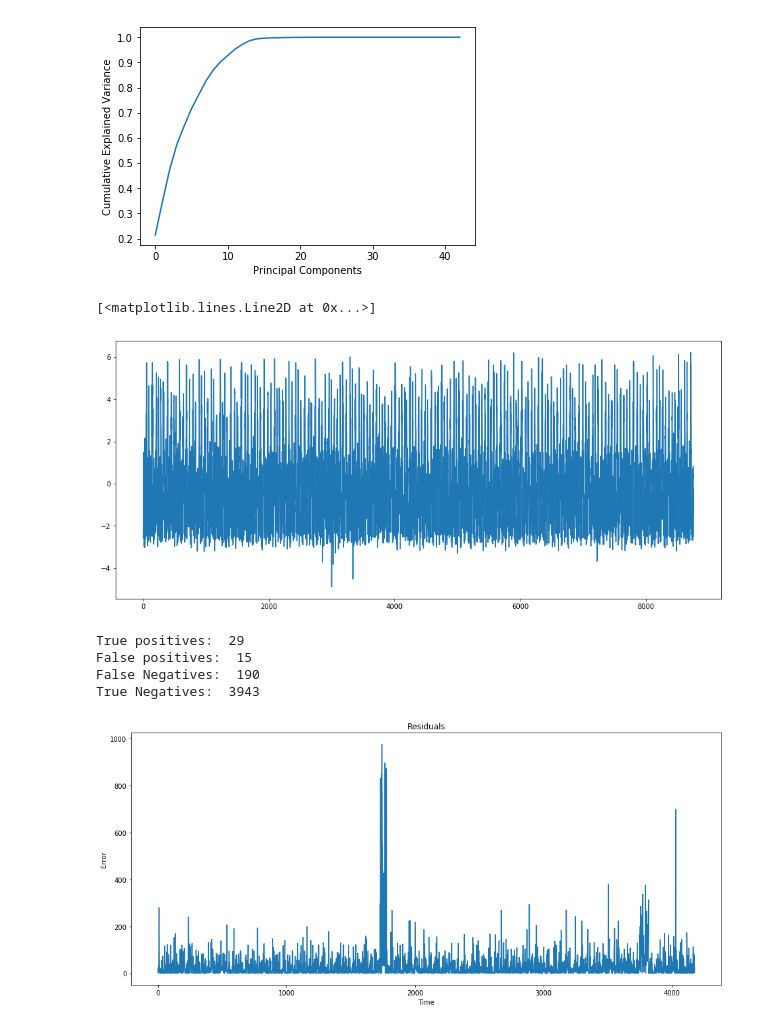
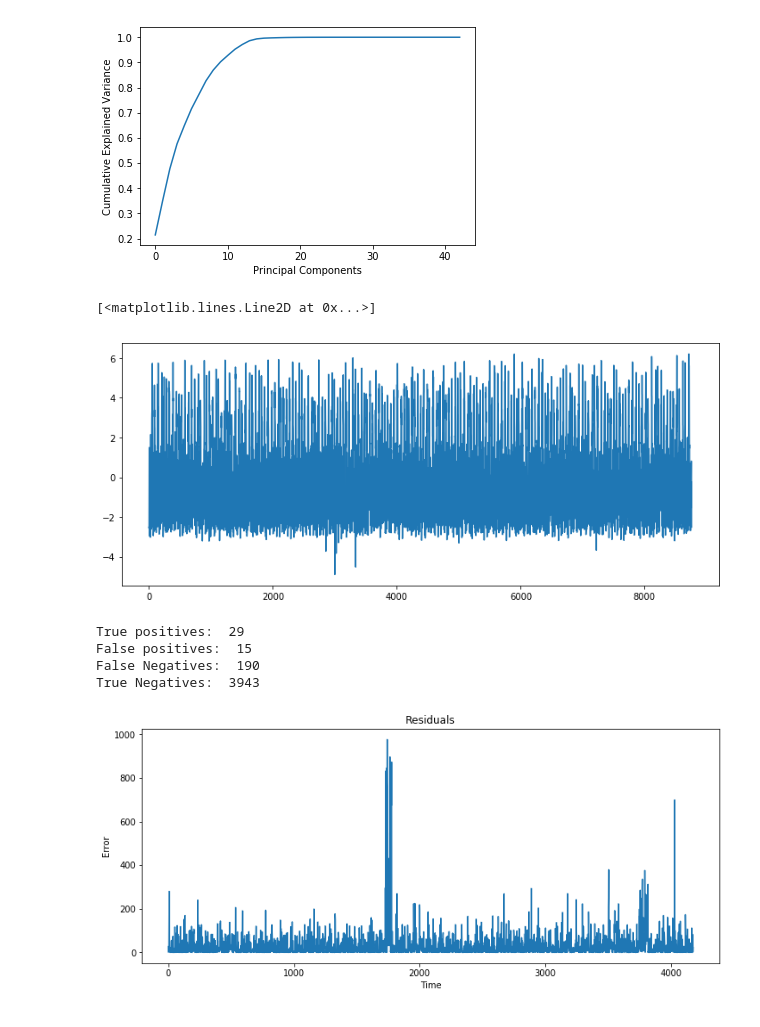
Before and after one commit to MKesteloo/CyberData2, a Jupyter notebook: PCA.ipynb, the cells around one changed output. Cells and saved outputs as stored; diff of their text form; code cells hidden in the pictures.

```diff
--- a/PCA.ipynb
+++ b/PCA.ipynb
@@ -70,11 +70,11 @@ plt.plot(pcs.explained_variance_ratio_.cumsum())
 # %%
 # we now use the method from Lakhina et al. (see report) to check which pcs should model the normal/anomalous subspace
 # we use the first 11 components for our normal subspace
-plt.rcParams["figure.figsize"] = (16,7)
+plt.rcParams["figure.figsize"] = (12,5)
 plt.plot(model[:,1])
 # %% [output]
 [<matplotlib.lines.Line2D at 0x...>]
-[figure, old version]
+[figure, new version]
 # %%
 cols = pcs.components_
 
@@ -100,36 +100,36 @@ for i in range(test.shape[0]):
 # we use the squared prediction error (again as described by Lakhina et al.)
 threshold = 250
 for i in range(test.shape[0]):
-    errors[i] = np.square(np.sum(np.subtract(y_residual[i], test[i])))
+    errors[i] = np.square(np.sum(np.subtract(residuals[i], test[i])))
     if(errors[i] > threshold):
         prediction[i] = 1
 
 TP = 0
 FP = 0
 TN = 0
 FN = 0
 for i in range(test.shape[0]):
     if(target[i] == 1 and prediction[i] == 1):
         TP = TP + 1
     if(target[i] == 0 and prediction[i] == 1) or (target[i] == -999 and prediction[i] == 1):
         FP = FP + 1
     if(target[i] == 1 and prediction[i] == 0):
         FN = FN + 1
     if(target[i] == 0 and prediction[i] == 1) or (target[i] == -999 and prediction[i] == 0):
         TN = TN + 1
 print "True positives: ", TP
 print "False positives: ", FP
 print "False Negatives: ", FN
 print "True Negatives: ", TN
 
 plt.plot(errors)
 plt.ylabel("Error")
 plt.xlabel("Time")
 plt.title("Residuals")
 plt.savefig("residuals.png")
 # %% [output]
 True positives:  29
 False positives:  15
 False Negatives:  190
 True Negatives:  3943
-[figure, old version]
+[figure, new version]
```
Also changed, not shown: parts of 1 cell of this notebook, 3 other files.
